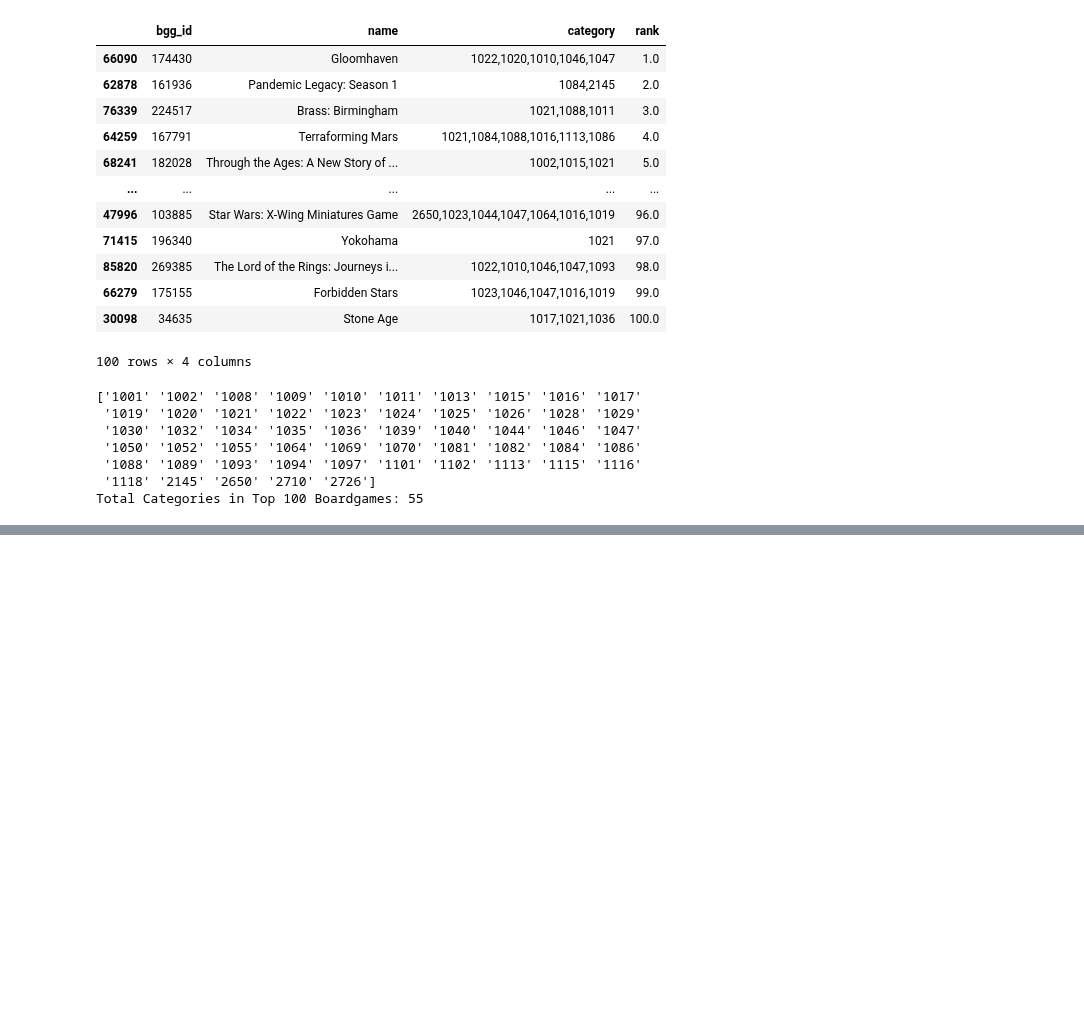
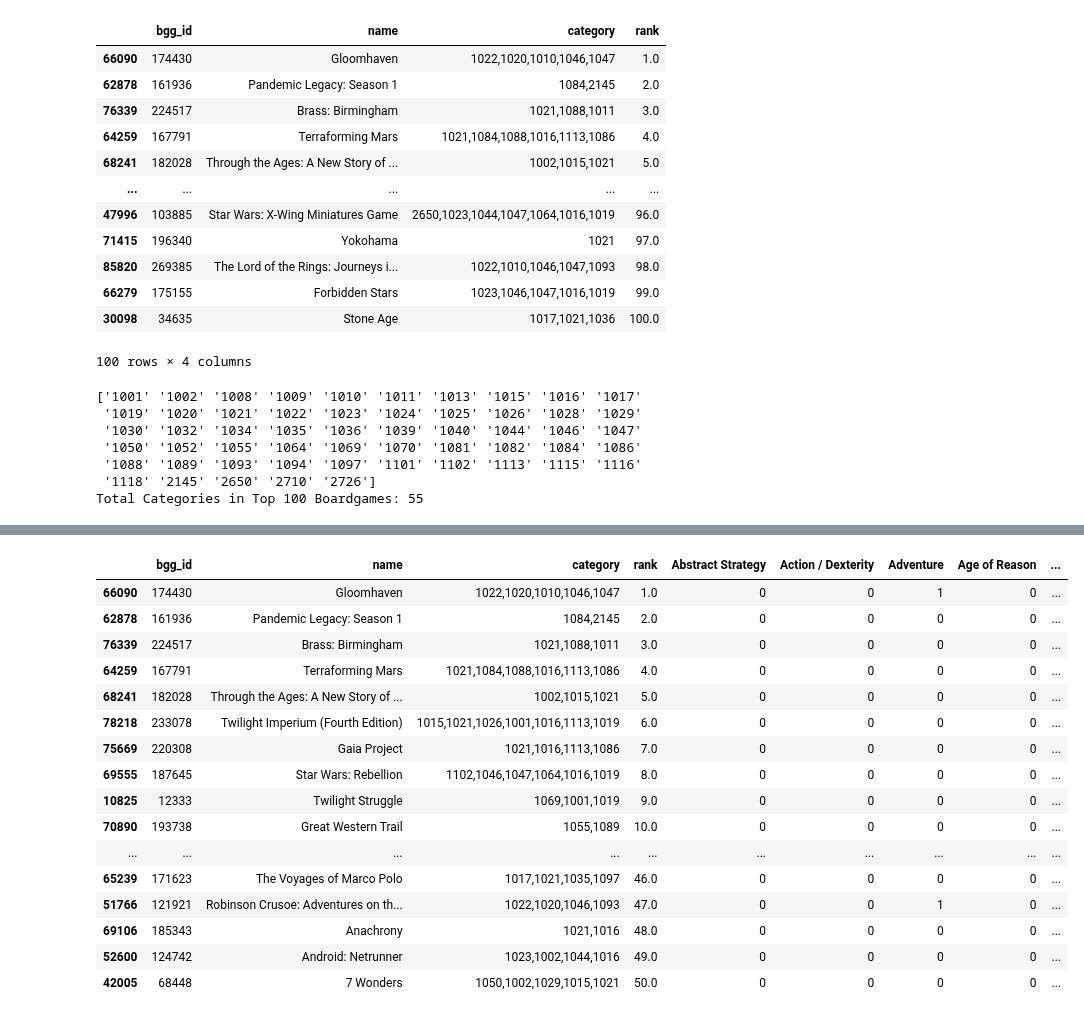
Before and after one commit to LourdesRodriguez/recommender_system, a Jupyter notebook: 01_test_data/20200721_Test.ipynb, the cells around one changed output, grey strips where cells are left out. Drawn from its saved outputs; the diff is of its cells as text; code cells hidden in the pictures; blank space fills up the shorter version.

```diff
--- a/01_test_data/20200721_Test.ipynb
+++ b/01_test_data/20200721_Test.ipynb
@@ -127,0 +146,28 @@ print([d.get(n, n) for n in category_num])
+# %%
+df_category= df_bgame100.copy(deep= True)
+
+df_category['Abstract Strategy']= df_category.category.apply(lambda x: 1 if '1009' in x else 0)
+df_category['Action / Dexterity']= df_category.category.apply(lambda x: 1 if '1032' in x else 0)
+df_category['Adventure']= df_category.category.apply(lambda x: 1 if '1022' in x else 0)
+df_category['Age of Reason']= df_category.category.apply(lambda x: 1 if '2726' in x else 0)
+df_category['American Civil War']= df_category.category.apply(lambda x: 1 if '1048' in x else 0)
+# %%
+df_category.head(50)
+# %% [output]
+|  | bgg_id | name | category | rank | Abstract Strategy | Action / Dexterity | Adventure | Age of Reason | ... |
+| 66090 | 174430 | Gloomhaven | 1022,1020,1010,1046,1047 | 1.0 | 0 | 0 | 1 | 0 | ... |
+| 62878 | 161936 | Pandemic Legacy: Season 1 | 1084,2145 | 2.0 | 0 | 0 | 0 | 0 | ... |
+| 76339 | 224517 | Brass: Birmingham | 1021,1088,1011 | 3.0 | 0 | 0 | 0 | 0 | ... |
+| 64259 | 167791 | Terraforming Mars | 1021,1084,1088,1016,1113,1086 | 4.0 | 0 | 0 | 0 | 0 | ... |
+| 68241 | 182028 | Through the Ages: A New Story of ... | 1002,1015,1021 | 5.0 | 0 | 0 | 0 | 0 | ... |
+| 78218 | 233078 | Twilight Imperium (Fourth Edition) | 1015,1021,1026,1001,1016,1113,1019 | 6.0 | 0 | 0 | 0 | 0 | ... |
+| 75669 | 220308 | Gaia Project | 1021,1016,1113,1086 | 7.0 | 0 | 0 | 0 | 0 | ... |
+| 69555 | 187645 | Star Wars: Rebellion | 1102,1046,1047,1064,1016,1019 | 8.0 | 0 | 0 | 0 | 0 | ... |
+| 10825 | 12333 | Twilight Struggle | 1069,1001,1019 | 9.0 | 0 | 0 | 0 | 0 | ... |
+| 70890 | 193738 | Great Western Trail | 1055,1089 | 10.0 | 0 | 0 | 0 | 0 | ... |
+| ... | ... | ... | ... | ... | ... | ... | ... | ... | ... |
+| 65239 | 171623 | The Voyages of Marco Polo | 1017,1021,1035,1097 | 46.0 | 0 | 0 | 0 | 0 | ... |
+| 51766 | 121921 | Robinson Crusoe: Adventures on th... | 1022,1020,1046,1093 | 47.0 | 0 | 0 | 1 | 0 | ... |
+| 69106 | 185343 | Anachrony | 1021,1016 | 48.0 | 0 | 0 | 0 | 0 | ... |
+| 52600 | 124742 | Android: Netrunner | 1023,1002,1044,1016 | 49.0 | 0 | 0 | 0 | 0 | ... |
+| 42005 | 68448 | 7 Wonders | 1050,1002,1029,1015,1021 | 50.0 | 0 | 0 | 0 | 0 | ... |
```
Also changed, not shown: parts of 3 cells of this notebook.
